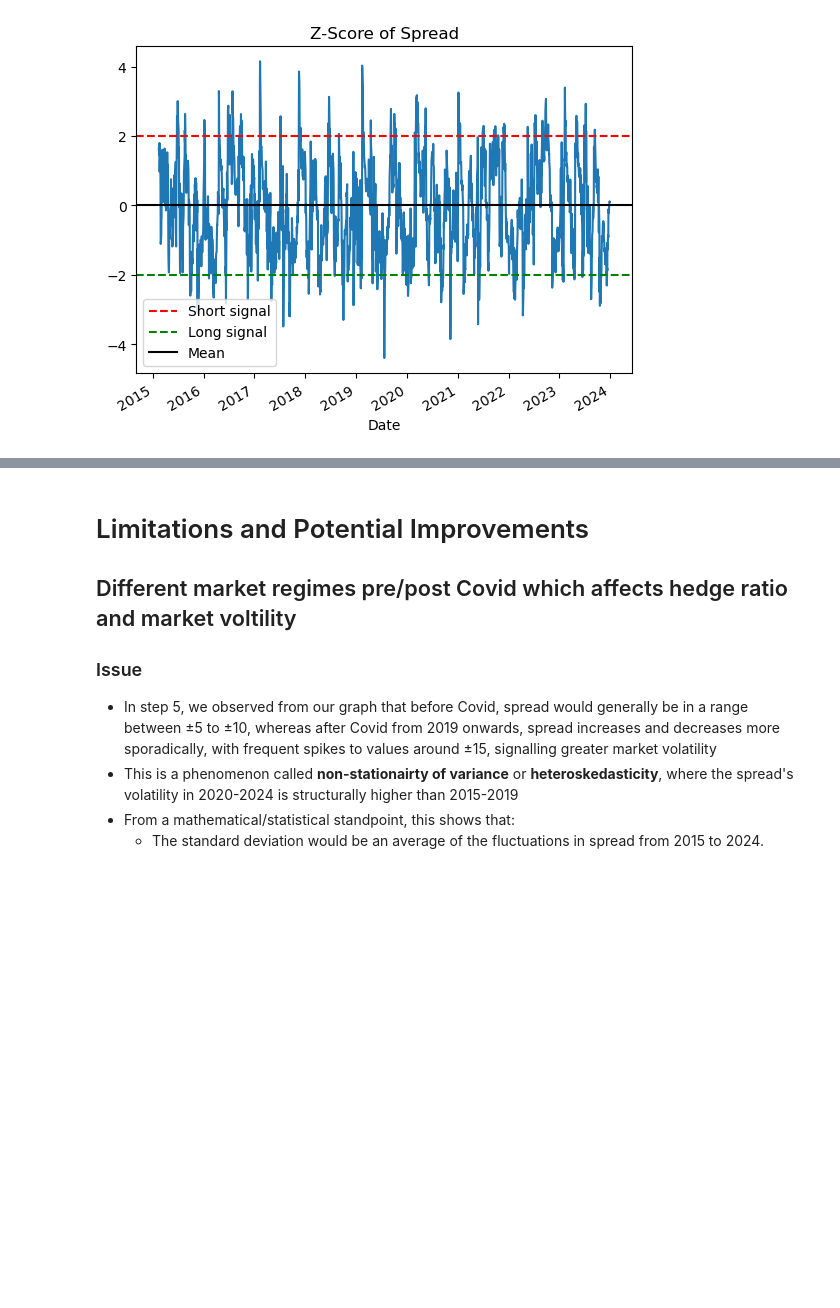
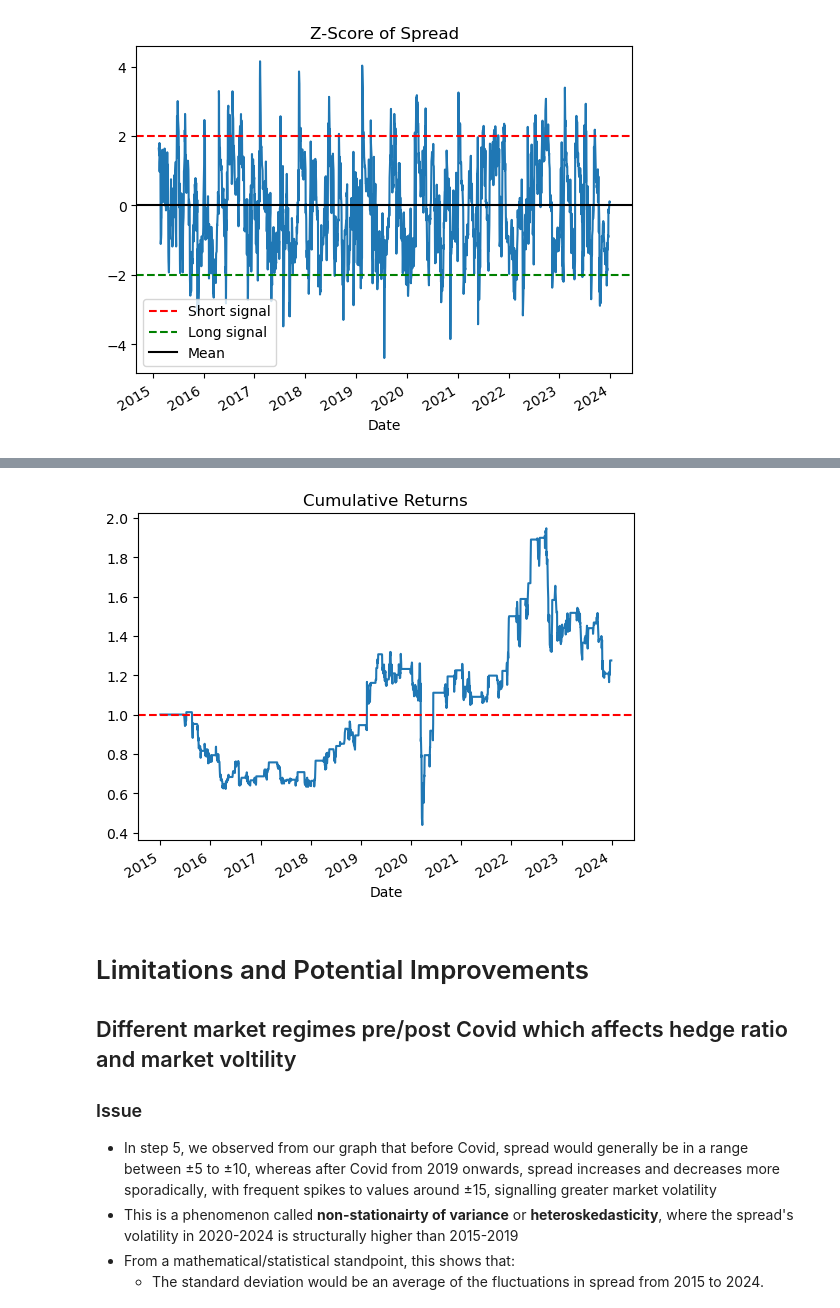
Before and after one commit to Godwin-Coding/KO-PEP-Pairs-Trading-Algorithm, a Jupyter notebook: main.ipynb, the cells around one changed output, grey strips where cells are left out. Saved outputs shown, nothing was run; the diff lists cells and outputs as text; code cells hidden in the pictures; blank space fills up the shorter version.

Commit message:
finished step 7a on backtesting using the cumulative returns chart

```diff
--- a/main.ipynb
+++ b/main.ipynb
@@ -543,3 +617,34 @@ plt.show()
+# %%
+# Generate signals
+long_entry  = z < -2.0 #generating a boolean Series based on whether each zscore value for that day fulfills the condition
+short_entry = z > 2.0
+exit_signal = abs(z) < 0.5
+
+# Build positions
+positions = pd.DataFrame(index=prices.index, columns=["PEP", "KO"]).fillna(0.0)
+
+for i in range(1, len(z)):
+    if pd.isna(z.iloc[i]):
+        positions.iloc[i] = [0, 0]
+    elif long_entry.iloc[i]:
+        positions.iloc[i] = [1, -hedge_ratio]
+    elif short_entry.iloc[i]:
+        positions.iloc[i] = [-1, hedge_ratio]
+    elif exit_signal.iloc[i]:
+        positions.iloc[i] = [0, 0]
+    else:
+        positions.iloc[i] = positions.iloc[i-1] #same position, just copy the previous day's action
+
+# Calculate P&L
+returns = prices.pct_change() #redeclared again for visual convenience
+pnl = (positions.shift(1) * returns).sum(axis=1) #Individual P&L per day in the form of percentage returns
+cumulative = (1 + pnl).cumprod() #Cumulative P&L overtime after each day of trading using compounding
+
+cumulative.plot(title="Cumulative Returns")
+plt.axhline(1.0, color="red", linestyle="--")
+plt.show()
+# %% [output]
+[figure, added]
 # %% [markdown]
 # Limitations and Potential Improvements
 
```
Also changed, not shown: parts of 5 cells of this notebook.
